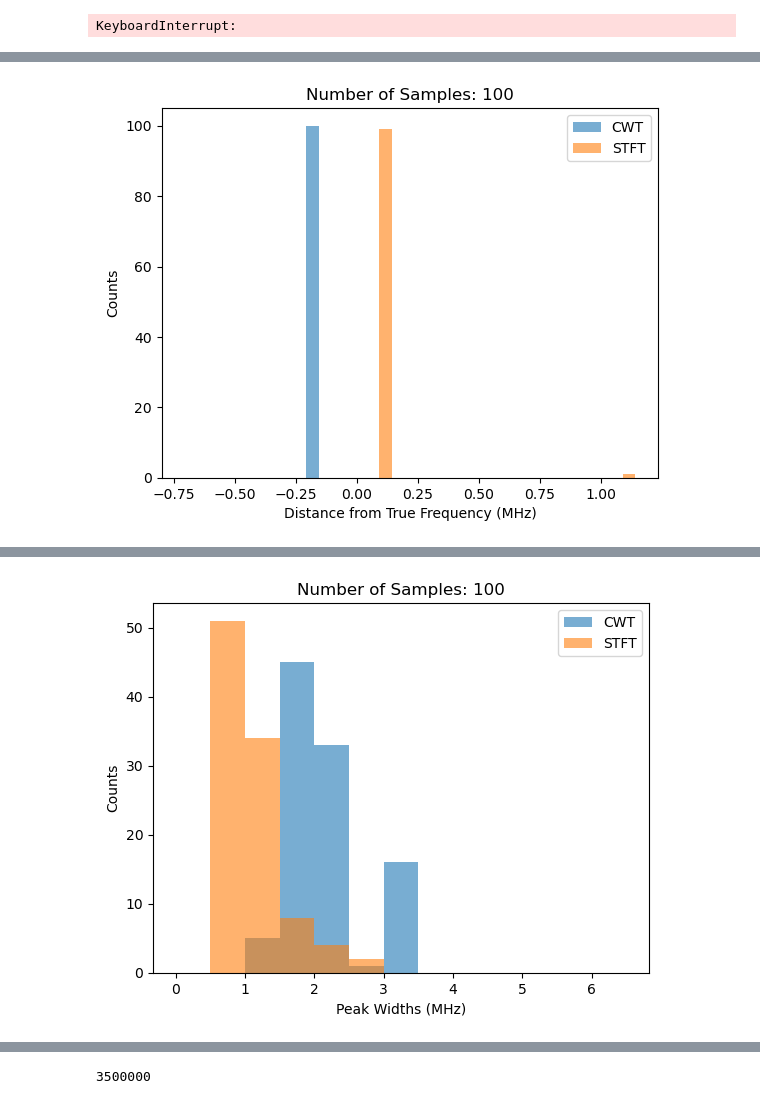
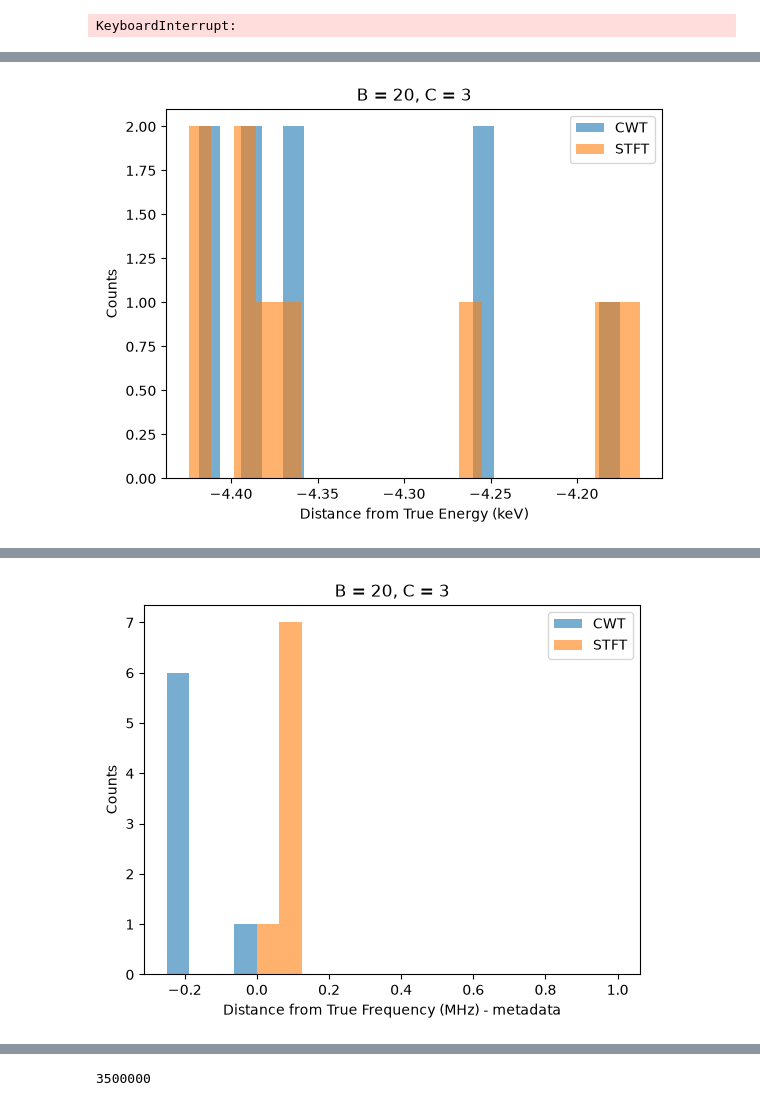
Before and after one commit to surukuchi-lab/project8-wavelet, a Jupyter notebook: Wavelet.ipynb, the cells around one changed output, grey strips where cells are left out. Saved outputs shown, nothing was run; the diff lists cells and outputs as text; code cells hidden in the pictures.

Commit message:
energy reconstruction progress

```diff
--- a/Wavelet.ipynb
+++ b/Wavelet.ipynb
@@ -14,0 +72,19 @@ utils.retrieval(17)
+# %%
+y = lambda x: np.sin(2*np.pi*40*x) + np.sin(2*np.pi*25*x)
+
+fs = 100
+T = 1/fs
+t = np.arange(0, 200, T)
+signal = y(t)
+N = len(signal)
+
+plt.plot(t, signal)
+plt.show()
+
+f = np.abs(np.fft.fft(signal))
+
+fs = np.fft.fftfreq(N, d=T)
+print(fs)
+
+plt.plot(fs[:N//2], f[:N//2])
+plt.show()
@@ -152,23 +232,64 @@ ServerApp.rate_limit_window=3.0 (secs)
 KeyboardInterrupt
 KeyboardInterrupt:
 # %%
-itr = 100
-err = np.load(f"error_{itr}_magFalse_B20_C3.npy")
+itr = 10
+B = 20
+C = 3
+
+err = np.load(f"error_ENERGY_{itr}_magFalse_B{B}_C{C}.npy")
+rng = -1
 print(err)
 print("CWT | STFT\nMean")
-print(np.mean(err, axis=1))
+print(np.mean(err[:, :rng], axis=1))
 print("STD")
-print(np.std(err, axis=1))
+print(np.std(err[:, :rng], axis=1))
 
 bins=20
 
-plt.hist(err[0], label="CWT", bins=bins, alpha=0.6)
-plt.hist(err[1], label="STFT",bins=bins, alpha=0.6)
+plt.hist(err[0, :rng]/1e3, label="CWT", bins=bins, alpha=0.6)#, range=(-0.25, 1))
+plt.hist(err[1, :rng]/1e3, label="STFT",bins=bins,alpha=0.6)#,range=(-0.25, 1))
 plt.legend()
-plt.xlabel("Distance from True Frequency (MHz)")
+plt.xlabel("Distance from True Energy (keV)")
+plt.ylabel("Counts")
+plt.title(f"B = {B}, C = {C}")
+plt.show()
+
+err = np.load(f"error_{itr}_magFalse_B{B}_C{C}.npy")
+rng = -1
+print(err)
+print("CWT | STFT\nMean")
+print(np.mean(err[:, :rng], axis=1))
+print("STD")
+print(np.std(err[:, :rng], axis=1))
+
+bins=20
+
+plt.hist(err[0, :rng], label="CWT", bins=bins, alpha=0.6, range=(-0.25, 1))
+plt.hist(err[1, :rng], label="STFT",bins=bins,alpha=0.6,range=(-0.25, 1))
+plt.legend()
+plt.xlabel("Distance from True Frequency (MHz) - metadata")
+plt.ylabel("Counts")
+plt.title(f"B = {B}, C = {C}")
+plt.show()
+
+err = np.load(f"error_FFT_{itr}_magFalse_B{B}_C{C}.npy")
+rng = -1
+print(err)
+print("CWT | STFT\nMean")
+print(np.mean(err[:, :rng], axis=1))
+print("STD")
+print(np.std(err[:, :rng], axis=1))
+
+bins=20
+
+plt.hist(err[0, :rng], label="CWT", bins=bins, alpha=0.6, range=(-1, 1))
+plt.hist(err[1, :rng], label="STFT",bins=bins,alpha=0.6,range=(-1, 1))
+plt.legend()
+plt.xlabel("Distance from True Frequency (MHz) - FFT")
 plt.ylabel("Counts")
 plt.title(f"Number of Samples: {itr}")
 plt.show()
+
 
 widths = np.load(f"FWHMs_{itr}_magFalse_B20_C3.npy")/1e6
 print(widths)
@@ -207 +322 @@ STD
-[figure, old version]
+[figure, new version]
@@ -225 +332 @@ STD
-[figure, old version]
+[figure, new version]
```
Also changed, not shown: parts of 29 cells of this notebook, 3 other files.
